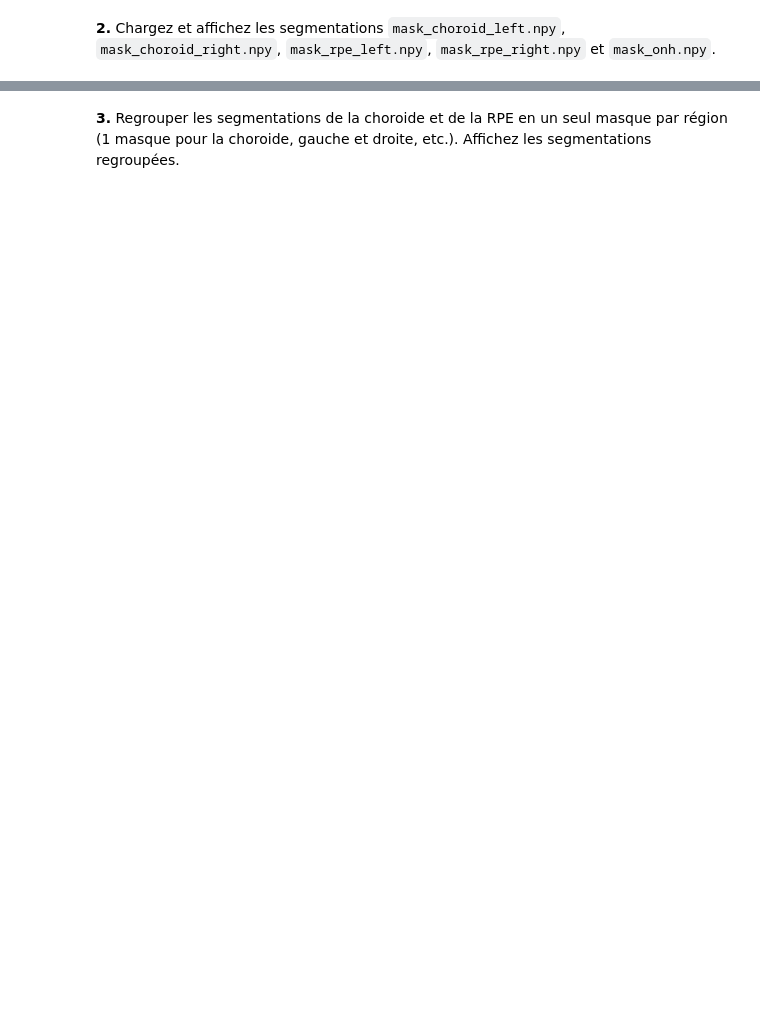
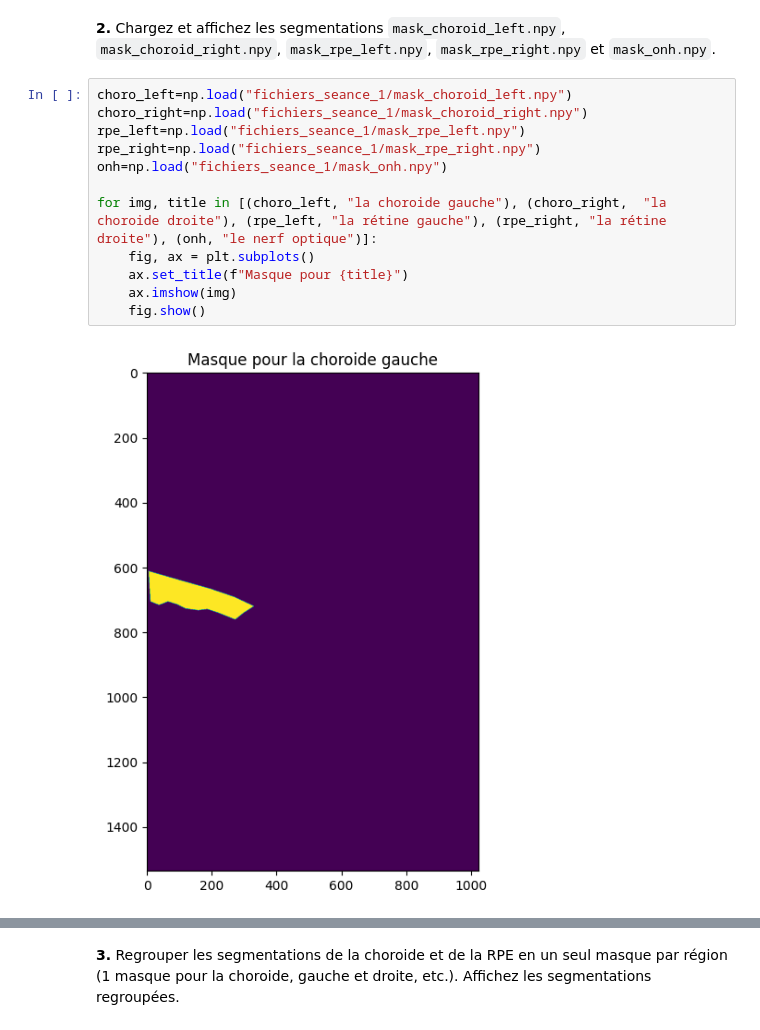
Before and after one commit to lashlone/GBM8770-Programmation, a Jupyter notebook: TP1 Qualité dimage et analyse de signaux 1D-20240912/tp1_seance1.ipynb, the cells around one changed output, grey strips where cells are left out. Cells and saved outputs as stored; diff of their text form; blank space fills up the shorter version.

````diff
--- a/TP1 Qualité dimage et analyse de signaux 1D-20240912/tp1_seance1.ipynb
+++ b/TP1 Qualité dimage et analyse de signaux 1D-20240912/tp1_seance1.ipynb
@@ -164,2 +232,16 @@ plt.rcParams["figure.figsize"] = (20, 7)
 # %% [markdown]
 **2.** Chargez  et affichez les segmentations ```mask_choroid_left.npy```, ```mask_choroid_right.npy```, ```mask_rpe_left.npy```, ```mask_rpe_right.npy``` et ```mask_onh.npy```.
+# %%
+choro_left=np.load("fichiers_seance_1/mask_choroid_left.npy")
+choro_right=np.load("fichiers_seance_1/mask_choroid_right.npy")
+rpe_left=np.load("fichiers_seance_1/mask_rpe_left.npy")
+rpe_right=np.load("fichiers_seance_1/mask_rpe_right.npy")
+onh=np.load("fichiers_seance_1/mask_onh.npy")
+
+for img, title in [(choro_left, "la choroide gauche"), (choro_right,  "la choroide droite"), (rpe_left, "la rétine gauche"), (rpe_right, "la rétine droite"), (onh, "le nerf optique")]:
+    fig, ax = plt.subplots()
+    ax.set_title(f"Masque pour {title}")
+    ax.imshow(img)
+    fig.show()
+# %% [output]
+[figure, added]
````
Also changed, not shown: parts of 13 cells of this notebook.
